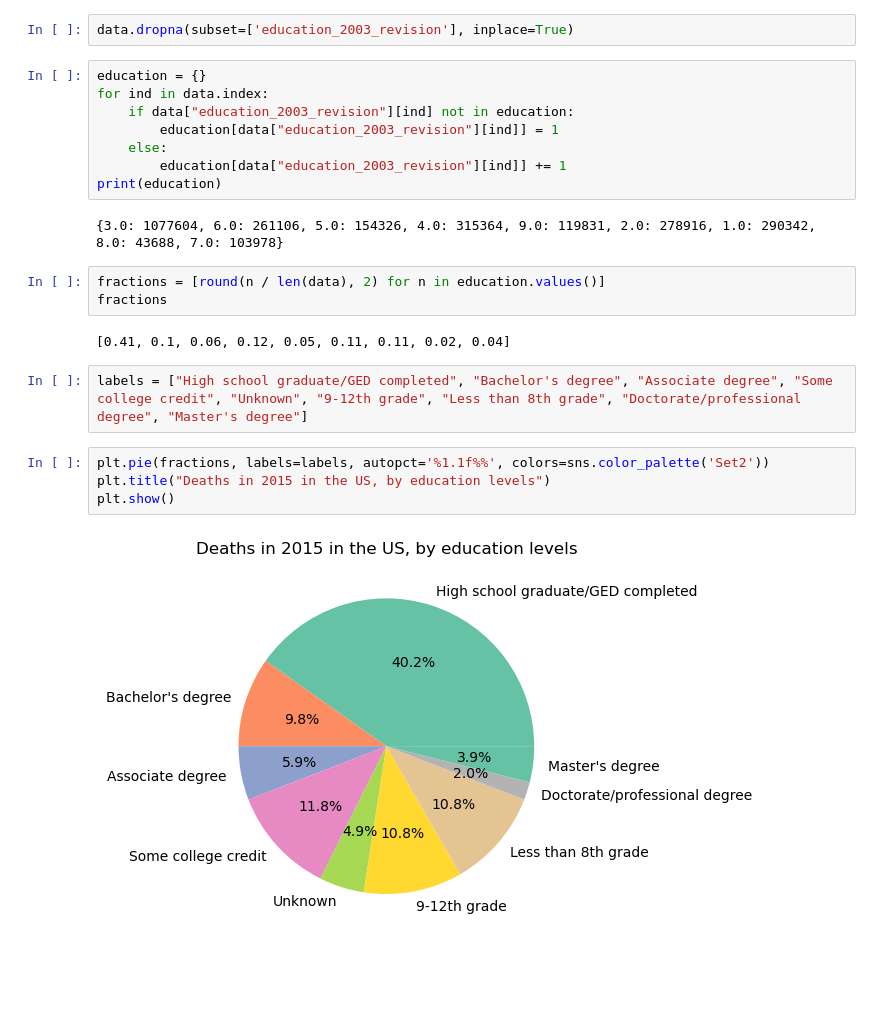
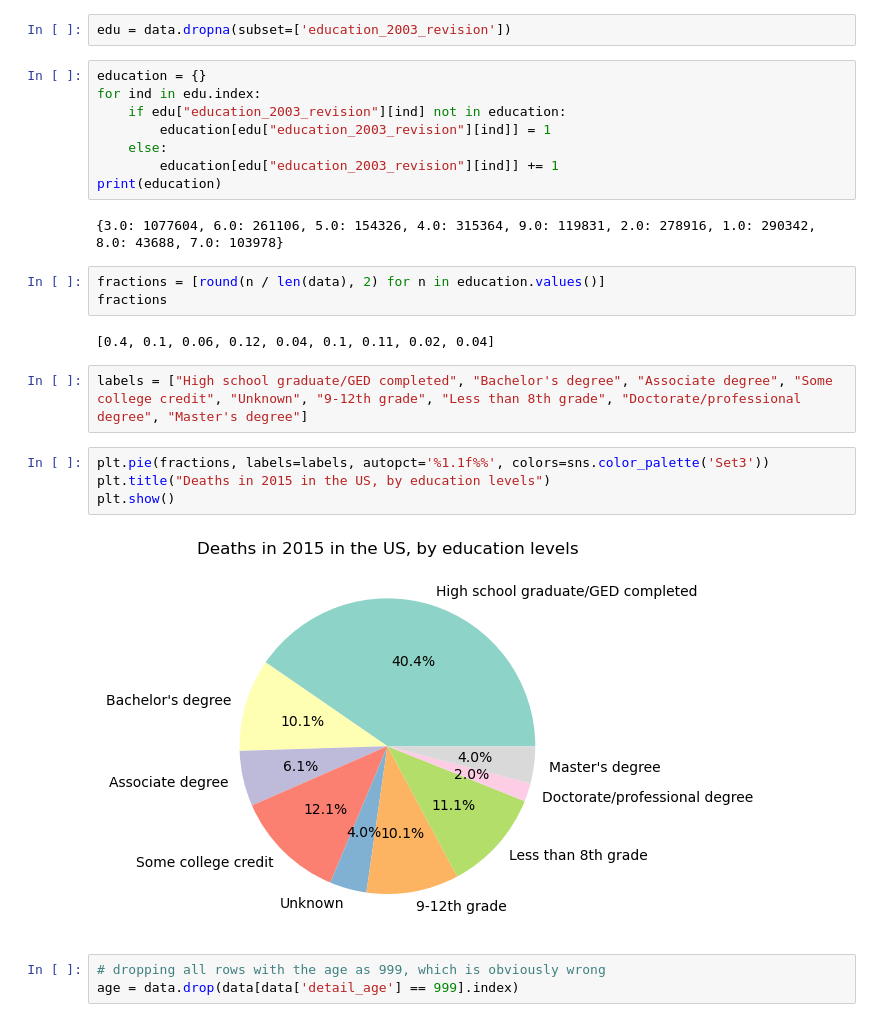
Before and after one commit to luisa-li/death_in_US, a Jupyter notebook: general/literacy.ipynb, the cells around one changed output. Cells and saved outputs as stored; diff of their text form; blank space fills up the shorter version.

```diff
--- a/general/literacy.ipynb
+++ b/general/literacy.ipynb
@@ -22,14 +23,14 @@ data.head()
 | 3 | 3.0 | 1 | F | 40 | 4 | S | ... |
 | 4 | 5.0 | 1 | F | 89 | 6 | W | ... |
 # %%
-data.dropna(subset=['education_2003_revision'], inplace=True)
+edu = data.dropna(subset=['education_2003_revision'])
 # %%
 education = {}
-for ind in data.index:
-    if data["education_2003_revision"][ind] not in education:
-        education[data["education_2003_revision"][ind]] = 1
+for ind in edu.index:
+    if edu["education_2003_revision"][ind] not in education:
+        education[edu["education_2003_revision"][ind]] = 1
     else:
-        education[data["education_2003_revision"][ind]] += 1
+        education[edu["education_2003_revision"][ind]] += 1
 print(education)
 # %% [output]
 {3.0: 1077604, 6.0: 261106, 5.0: 154326, 4.0: 315364, 9.0: 119831, 2.0: 278916, 1.0: 290342, 8.0: 43688, 7.0: 103978}
@@ -37,12 +38,15 @@ print(education)
 fractions = [round(n / len(data), 2) for n in education.values()]
 fractions
 # %% [output]
-[0.41, 0.1, 0.06, 0.12, 0.05, 0.11, 0.11, 0.02, 0.04]
+[0.4, 0.1, 0.06, 0.12, 0.04, 0.1, 0.11, 0.02, 0.04]
 # %%
 labels = ["High school graduate/GED completed", "Bachelor's degree", "Associate degree", "Some college credit", "Unknown", "9-12th grade", "Less than 8th grade", "Doctorate/professional degree", "Master's degree"]
 # %%
-plt.pie(fractions, labels=labels, autopct='%1.1f%%', colors=sns.color_palette('Set2'))
+plt.pie(fractions, labels=labels, autopct='%1.1f%%', colors=sns.color_palette('Set3'))
 plt.title("Deaths in 2015 in the US, by education levels")
 plt.show()
 # %% [output]
-[figure, old version]
+[figure, new version]
+# %%
+# dropping all rows with the age as 999, which is obviously wrong
+age = data.drop(data[data['detail_age'] == 999].index)
```
Also changed, not shown: parts of 14 cells of this notebook.
